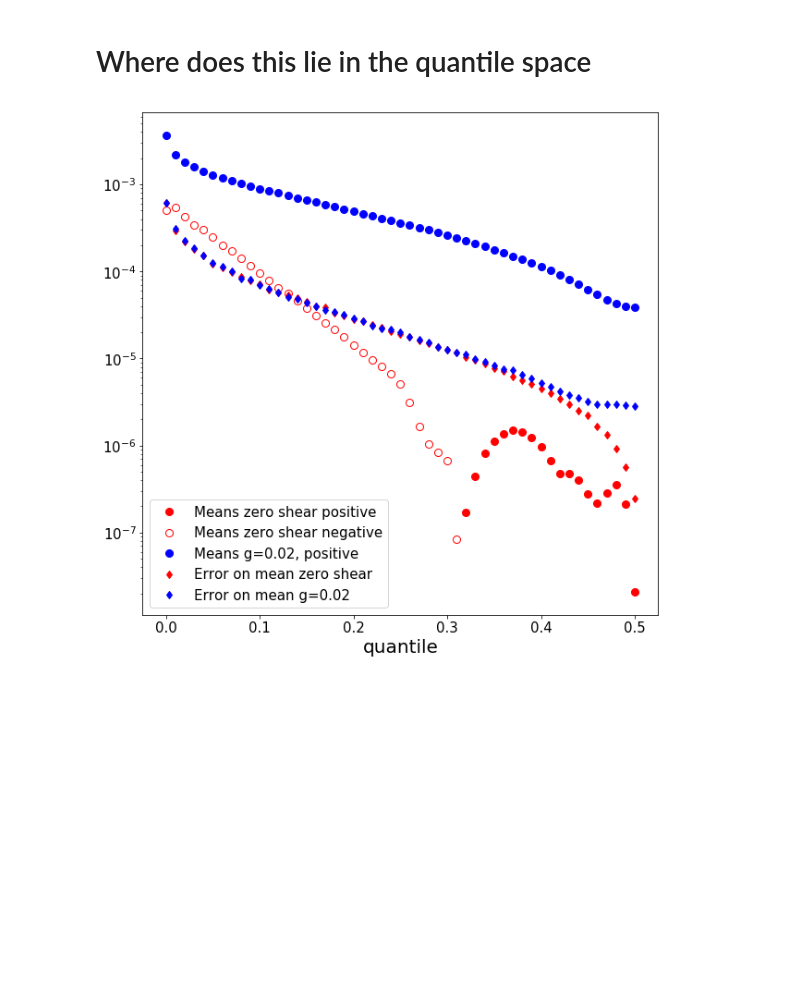
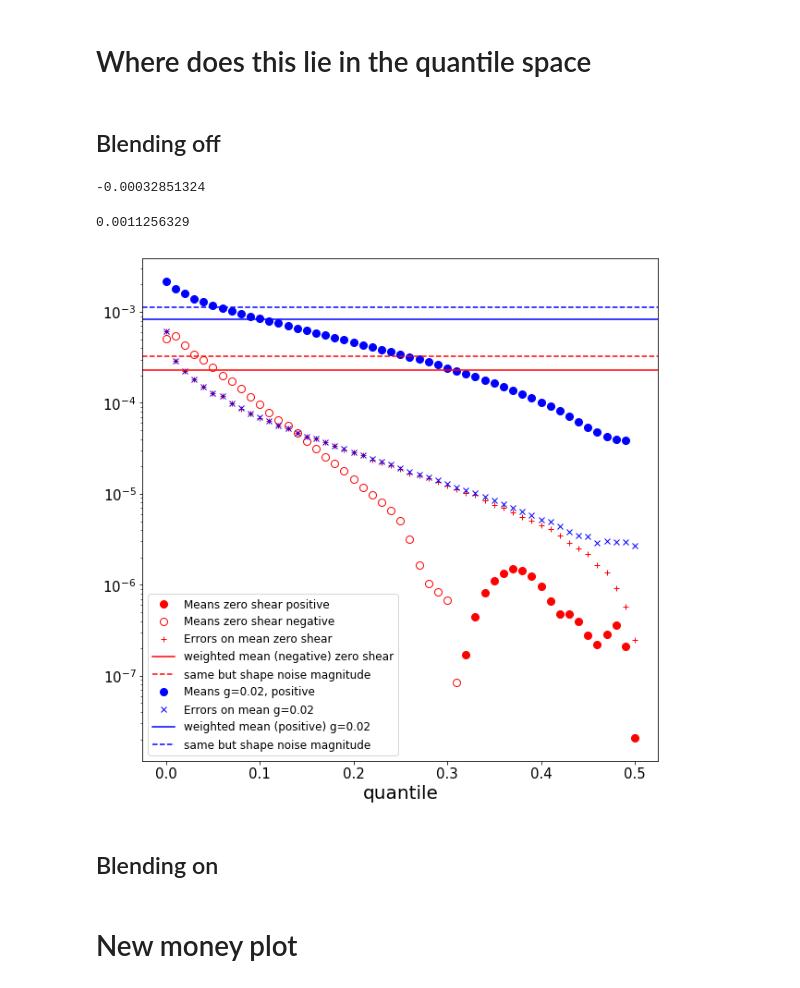
Before and after one commit to ismael-mendoza/wld_code, a Jupyter notebook: weighted-means.ipynb, the cells around one changed output. Saved outputs shown, nothing was run; the diff lists cells and outputs as text; code cells hidden in the pictures; blank space fills up the shorter version.

Commit message:
added new functions and plots that used weighted means with weights of the shape noise that pat defined

```diff
--- a/weighted-means.ipynb
+++ b/weighted-means.ipynb
@@ -165,47 +168,81 @@ plt.legend(lines, labels, prop={'size':20},loc='best')
 # %%
 ps = np.linspace(0, 0.5, 51)
 orig_ids = list(range(len(scats[4])))
+# %% [markdown]
+## Blending off
 # %%
 means1 = []
 errors1 = []
 means2 = []
 errors2 = []
-# %%
-for p in tqdm(ps):
-    means1.append(clipped_mean(dbt1, p))
-    errors1.append(get_error(dbt1, clipped_mean_fnc(p), N=1000))
-
-    means2.append(clipped_mean(dbt2, p))
-    errors2.append(get_error(dbt2, clipped_mean_fnc(p), N=1000))
+# %%
+for p in tqdm(ps):
+    means1.append(clipped_mean(orig_ids, scats[4], 'bias_g1', p))
+    means2.append(clipped_mean(orig_ids, scats[8], 'bias_g1', p))
+    errors_p = get_errors(orig_ids, [scats[4],scats[8]], clipped_mean, N=1000, args=['bias_g1',p])
+    errors1.append(errors_p[0])
+    errors2.append(errors_p[1])
+# %%
+wmean(orig_ids, scats[4], '1', 'iso', 'magnitude')
+# %% [output]
+-0.00032851324
+# %%
+wmean(orig_ids, scats[8], '1', 'iso', 'magnitude')
+# %% [output]
+0.0011256329
+# %%
+error1_comp,error2_comp = get_errors(orig_ids, [scats[4],scats[8]], wmean, N=1000, args=['1','iso','component'])
+error1_mag,error2_mag = get_errors(orig_ids, [scats[4],scats[8]], wmean, N=1000, args=['1','iso','magnitude'])
+
+# error1_comp,error2_comp = get_errors(orig_ids, [scats[4],scats[8]], wmean, N=1000, args=['1','iso','component'])
 # %%
 plt.figure(figsize=(10,10))
 
 for p, mean in zip(ps, means1):
     if mean > 0:
         red_dot_fill, = plt.plot(p, mean, 'ro', markersize=8)
     else:
         red_dot_nofill, = plt.plot(p, np.absolute(mean), "o", markerfacecolor='None', color='r', markersize=8)
 
 
 
 for p, mean in zip(ps, means2):
     if mean > 0:
         blue_dot, = plt.plot(p, mean, 'bo', markersize=8)
     else:
         plt.plot(p, np.absolute(mean), 'bx', markersize=8)
 
 
 
 red_diamonds, = plt.plot(ps, errors1, 'r+', label= 'error of mean g=0')
 blue_diamonds, = plt.plot(ps, errors2, 'bx', label= 'error of means g=0.02')
+red_line = plt.axhline(np.absolute(wmean(orig_ids, scats[4], '1', 'iso', 'component')), c='r')
+red_line_dashdot = plt.axhline(error1_comp, c='r', linestyle='dashdot')
+red_dashed_line = plt.axhline(np.absolute(wmean(orig_ids, scats[4], '1', 'iso', 'magnitude')), c='r', linestyle='--')
+red_line_dotted = plt.axhline(error1_mag, c='r', linestyle='dotted')
 
-plt.legend([red_dot_fill, red_dot_nofill, blue_dot, red_diamonds, blue_diamonds],
-           ["Means zero shear positive", "Means zero shear negative", "Means g=0.02, positive", "Error on mean zero shear", "Error on mean g=0.02"], prop={"size":15})
+
+
+blue_line = plt.axhline(np.absolute(wmean(orig_ids, scats[8], '1', 'iso', 'component')), c='b')
+blue_line_dashed = plt.axhline(np.absolute(wmean(orig_ids, scats[8], '1', 'iso', 'magnitude')), c='b', linestyle='--')
+
+
+
+
+
+plt.legend([red_dot_fill, red_dot_nofill, red_diamonds, red_line, red_dashed_line, blue_dot, blue_diamonds, blue_line, blue_line_dashed],
+           ["Means zero shear positive", "Means zero shear negative",
+            "Errors on mean zero shear", "weighted mean (negative) zero shear", "same but shape noise magnitude" ,
+            "Means g=0.02, positive", "Errors on mean g=0.02", "weighted mean (positive) g=0.02", "same but shape noise magnitude" ], prop={"size":12})
 
 
 plt.xlabel('quantile', size=20)
 plt.xticks(size=15)
 plt.yticks(size=15)
 plt.yscale('log')
 # %% [output]
-[figure, old version]
+[figure, new version]
+# %% [markdown]
+## Blending on
+# %% [markdown]
+# New money plot
```
Also changed, not shown: parts of 9 cells of this notebook.
